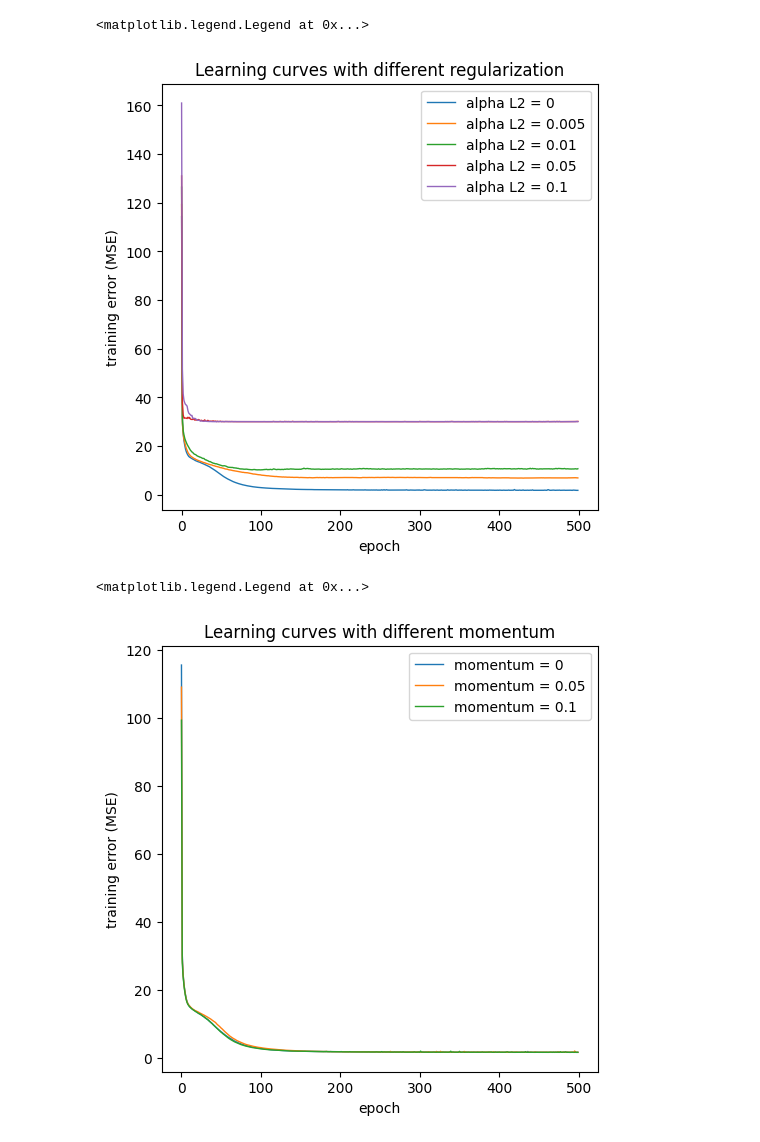
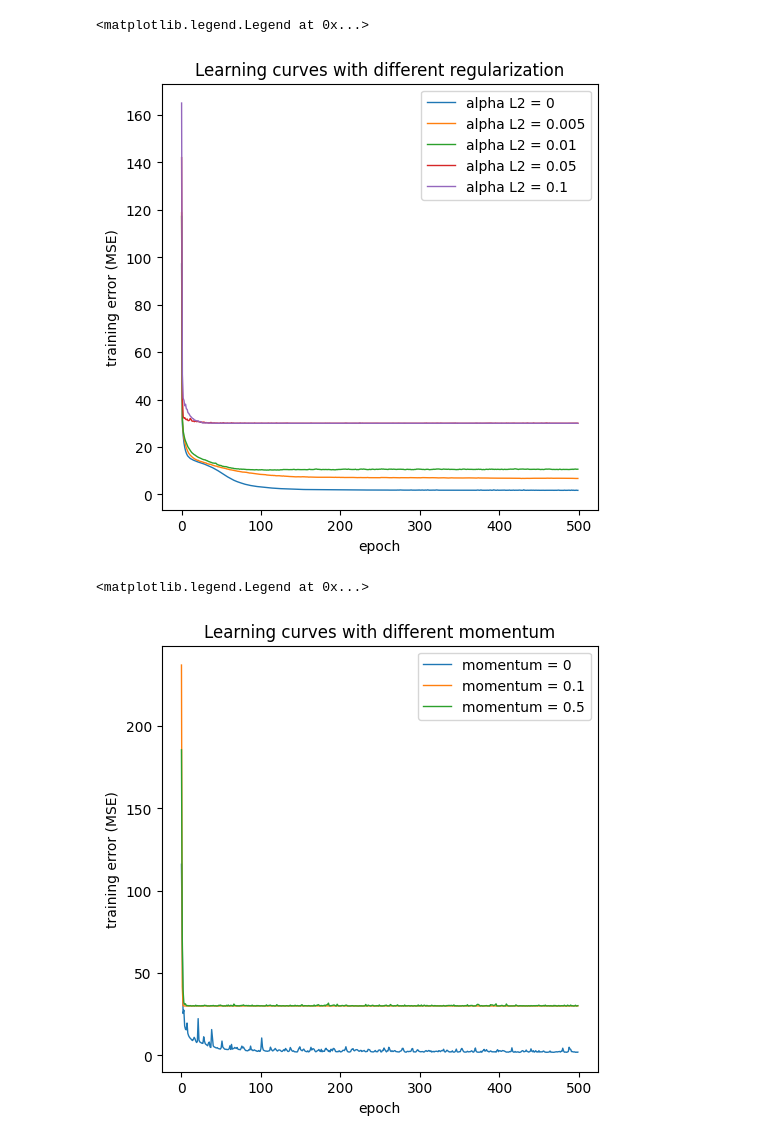
Before and after one commit to DreRnc/MLx2, a Jupyter notebook: main.ipynb, the cells around one changed output. Cells and saved outputs as stored; diff of their text form; code cells hidden in the pictures.

```diff
--- a/main.ipynb
+++ b/main.ipynb
@@ -43,7 +43,7 @@ n_epochs = 500
 fig, ax = plt.subplots(figsize=(5, 5), layout='constrained')
 
 for step in [0.005, 0.01, 0.05, 0.1]:
-    learning_curve = mlp.fit(X, y_true, n_epochs = n_epochs, batch_size = 50, step = step, momentum = 0, regularization = "no")
+    learning_curve = mlp.fit(X, y_true, n_epochs = n_epochs, batch_size = 50, step = step)
     ax.plot(range(n_epochs), learning_curve, label = 'step = ' + str(step), linewidth = 1)
 
 ax.set_xlabel('epoch')
@@ -57,7 +57,7 @@ ax.legend()
 fig, ax = plt.subplots(figsize=(5, 5), layout='constrained')
 step = 0.1
 for alpha_l2 in [0, 0.005, 0.01, 0.05, 0.1]:
-    learning_curve = mlp.fit(X, y_true, n_epochs = n_epochs, batch_size = 50, step = step, momentum = 0, regularization = "L2", alpha_l2 = alpha_l2)
+    learning_curve = mlp.fit(X, y_true, n_epochs = n_epochs, batch_size = 50, step = step, regularization = "L2", alpha_l2 = alpha_l2)
     ax.plot(range(n_epochs), learning_curve, label = 'alpha L2 = ' + str(alpha_l2), linewidth = 1)
 
 ax.set_xlabel('epoch')
@@ -66,21 +66,21 @@ ax.set_title("Learning curves with different regularization")
 ax.legend()
 # %% [output]
 <matplotlib.legend.Legend at 0x...>
-[figure, old version]
+[figure, new version]
 # %%
 fig, ax = plt.subplots(figsize=(5, 5), layout='constrained')
 step = 0.5
-for momentum in [0, 0.05, 0.1]:
-    learning_curve = mlp.fit(X, y_true, n_epochs = n_epochs, batch_size = 50, step = step, momentum = momentum, regularization = "no")
+for momentum in [0, 0.1, 0.5]:
+    learning_curve = mlp.fit(X, y_true, n_epochs = n_epochs, batch_size = 50, step = step, momentum = momentum)
     ax.plot(range(n_epochs), learning_curve, linewidth = 1, label = 'momentum = ' + str(momentum))
 
 ax.set_xlabel('epoch')
 ax.set_ylabel('training error (MSE)')
 ax.set_title("Learning curves with different momentum")
 ax.legend()
 # %% [output]
 <matplotlib.legend.Legend at 0x...>
-[figure, old version]
+[figure, new version]
 # %%
 fig, ax = plt.subplots(figsize=(5, 5), layout='constrained')
 step = 0.1
```
Also changed, not shown: parts of 4 cells of this notebook, 3 other files.
